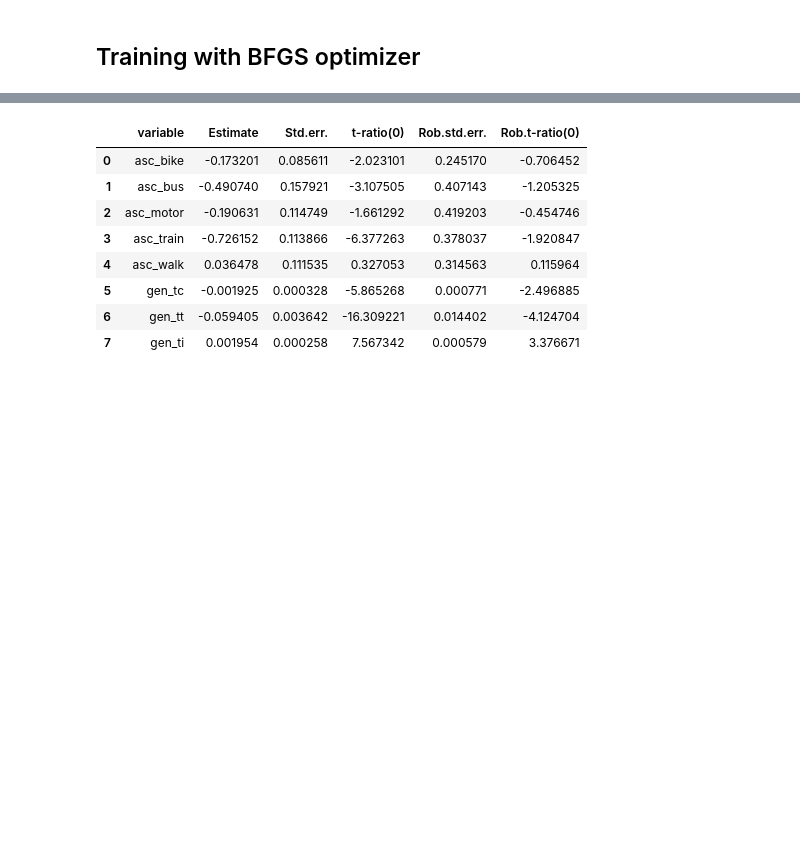
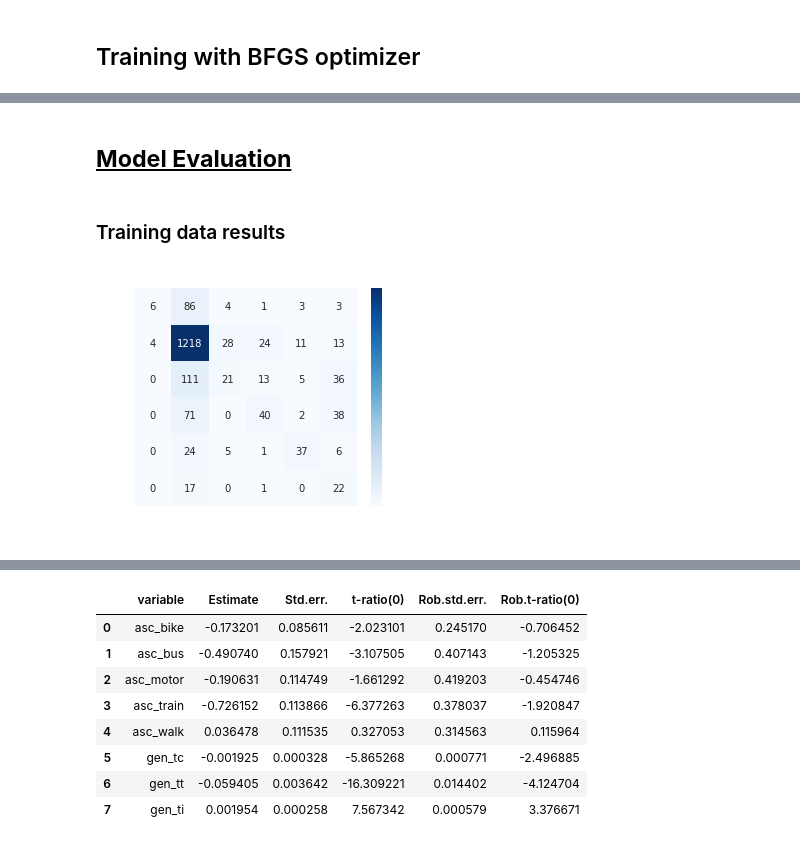
Before and after one commit to Obliquedbishop/CG_based_DCMs, a Jupyter notebook: discrete_choice_model.ipynb, the cells around one changed output, grey strips where cells are left out. Drawn from its saved outputs; the diff is of its cells as text; code cells hidden in the pictures; blank space fills up the shorter version.

Commit message:
Tested model transferability and created a logging system

```diff
--- a/discrete_choice_model.ipynb
+++ b/discrete_choice_model.ipynb
@@ -527,0 +438,9 @@ def loss(true_y, utilities, avail_vals):
+# %%
+def apply_regularization(loss, params, l1_lambda=0.001, l2_lambda=0.001):
+    # Applying l2 penalty on parameters of alternative specific variables
+    l2_penalty = l2_lambda*tf.reduce_sum(tf.math.square(params[:3]))
+
+    # Applying l1 penalty on paramters of individual specific variables
+    l1_penalty = l1_lambda*tf.reduce_sum(tf.math.abs(params[8:]))
+
+    return loss + l1_penalty + l2_penalty
@@ -530,15 +483,29 @@ def loss(true_y, utilities, avail_vals):
 # %%
-params = initiate_params()
+ind_spec_vars = ['AGE', 'Female', 'INCOME', 'nearest_bus_dist', 'nearest_train_dist',]
+#                  'Early_morning_departure','AM_peak_departure', 'Off_peak_departure',
+#                  'PM_peak_departure','Purpose_101', 'Purpose_998', 'Purpose_100',
+#                  'Purpose_300', 'Purpose_200', 'Purpose_400', 'Purpose_600',
+#                  'Purpose_500', 'Purpose_202', 'Purpose_201', 'Female',
+#                  'job_type_Part time job', 'job_type_Management executive',
+#                  'job_type_civil servant', 'job_type_Housewife',
+#                  'job_type_Self employed/ Freelance', 'job_type_Others',
+#                  'job_type_Unemployed']
+
+params = initiate_params(ind_spec_vars_list=ind_spec_vars)
 ohe_true_y = tf.one_hot(y_train-1, 6, on_value=1, off_value=0, axis=-1, dtype='float32')
 avail_vals = generate_avail_data(X_train)
 x_names = X_train.columns
 x_vals = X_train.values
+
+l1_lambda = 10
+l2_lambda = 0.001
 # %%
 @make_val_and_grad_fn
 def loss_val_nd_loss_grad(params):
-    curr_utils = utilities(x_names, x_vals, params)
+    curr_utils = utilities(x_names, x_vals, params, ind_spec_vars_list=ind_spec_vars)
     curr_loss = loss(ohe_true_y, curr_utils, avail_vals)
-    return curr_loss
+    penalty_loss = apply_regularization(curr_loss, params, l1_lambda=l1_lambda, l2_lambda=l2_lambda)
+    return penalty_loss
 # %%
 def mnl_with_bfgs():
     return tfp.optimizer.bfgs_minimize(loss_val_nd_loss_grad,
@@ -561,0 +536,2 @@ Number of iterations: 16
+# %% [markdown]
+## <ins><b>Model Evaluation</b></ins>
@@ -561,0 +540,18 @@ Number of iterations: 16
+# %% [markdown]
+### Training data results
+# %%
+y_pred_train = predict(X_train.columns, X_train.values, results.position,
+                 avail_vals, ind_spec_vars_list=ind_spec_vars)[1].numpy() + 1
+# %%
+cm = confusion_matrix(y_train, y_pred_train)
+cm_df = pd.DataFrame(cm, index=output_categories, columns=output_categories)
+
+#Plotting the confusion matrix
+plt.figure(figsize=(5,4))
+sns.heatmap(cm_df, annot=True, cmap='Blues', fmt='g')
+plt.title('Confusion Matrix')
+plt.ylabel('Actal Values')
+plt.xlabel('Predicted Values')
+plt.show()
+# %% [output]
+[figure, added]
```
Also changed, not shown: parts of 49 cells of this notebook, 3 other files.
